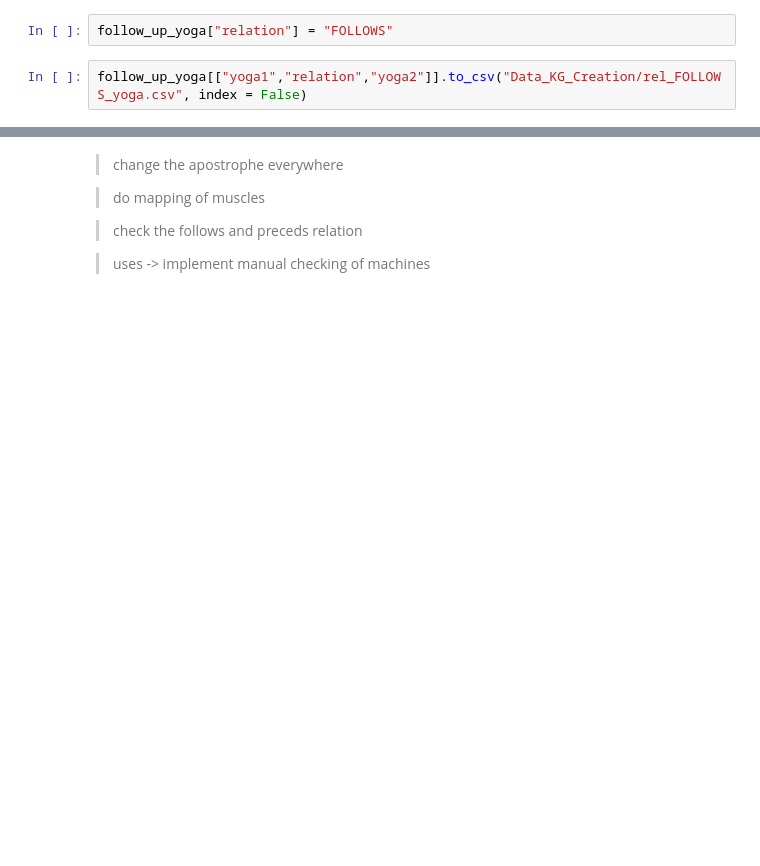
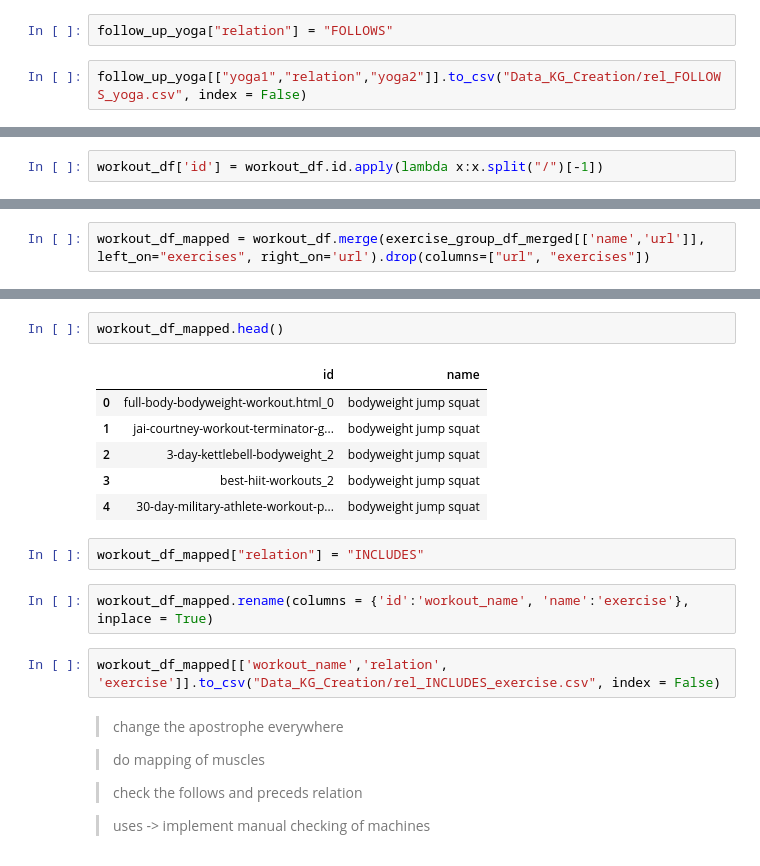
Before and after one commit to imdaredevil/fitness_kg, a Jupyter notebook: Entity Linking/Entity Linking.ipynb, the cells around one changed output, grey strips where cells are left out. Cells and saved outputs as stored; diff of their text form; blank space fills up the shorter version.

```diff
--- a/Entity Linking/Entity Linking.ipynb
+++ b/Entity Linking/Entity Linking.ipynb
@@ -2264,0 +2289,2 @@ follow_up_yoga[["yoga1","relation","yoga2"]].to_csv("Data_KG_Creation/rel_FOLLOW
+# %%
+workout_df['id'] = workout_df.id.apply(lambda x:x.split("/")[-1])
@@ -2264,0 +2300,2 @@ follow_up_yoga[["yoga1","relation","yoga2"]].to_csv("Data_KG_Creation/rel_FOLLOW
+# %%
+workout_df_mapped = workout_df.merge(exercise_group_df_merged[['name','url']], left_on="exercises", right_on='url').drop(columns=["url", "exercises"])
@@ -2265,3 +2309,18 @@ follow_up_yoga[["yoga1","relation","yoga2"]].to_csv("Data_KG_Creation/rel_FOLLOW
+# %%
+workout_df_mapped.head()
+# %% [output]
+|  | id | name |
+| 0 | full-body-bodyweight-workout.html_0 | bodyweight jump squat |
+| 1 | jai-courtney-workout-terminator-g... | bodyweight jump squat |
+| 2 | 3-day-kettlebell-bodyweight_2 | bodyweight jump squat |
+| 3 | best-hiit-workouts_2 | bodyweight jump squat |
+| 4 | 30-day-military-athlete-workout-p... | bodyweight jump squat |
+# %%
+workout_df_mapped["relation"] = "INCLUDES"
+# %%
+workout_df_mapped.rename(columns = {'id':'workout_name', 'name':'exercise'}, inplace = True)
+# %%
+workout_df_mapped[['workout_name','relation', 'exercise']].to_csv("Data_KG_Creation/rel_INCLUDES_exercise.csv", index = False)
 # %% [markdown]
 > change the apostrophe everywhere
 
```
Also changed, not shown: parts of 6 cells of this notebook, 1 other file.
